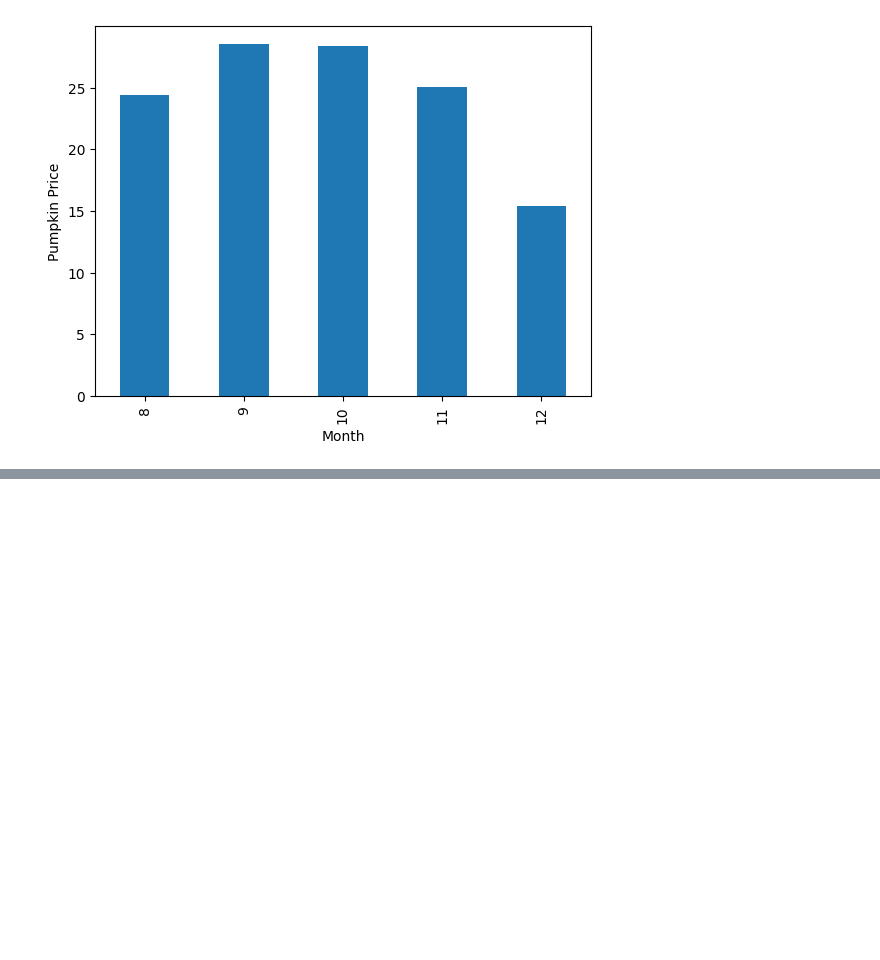
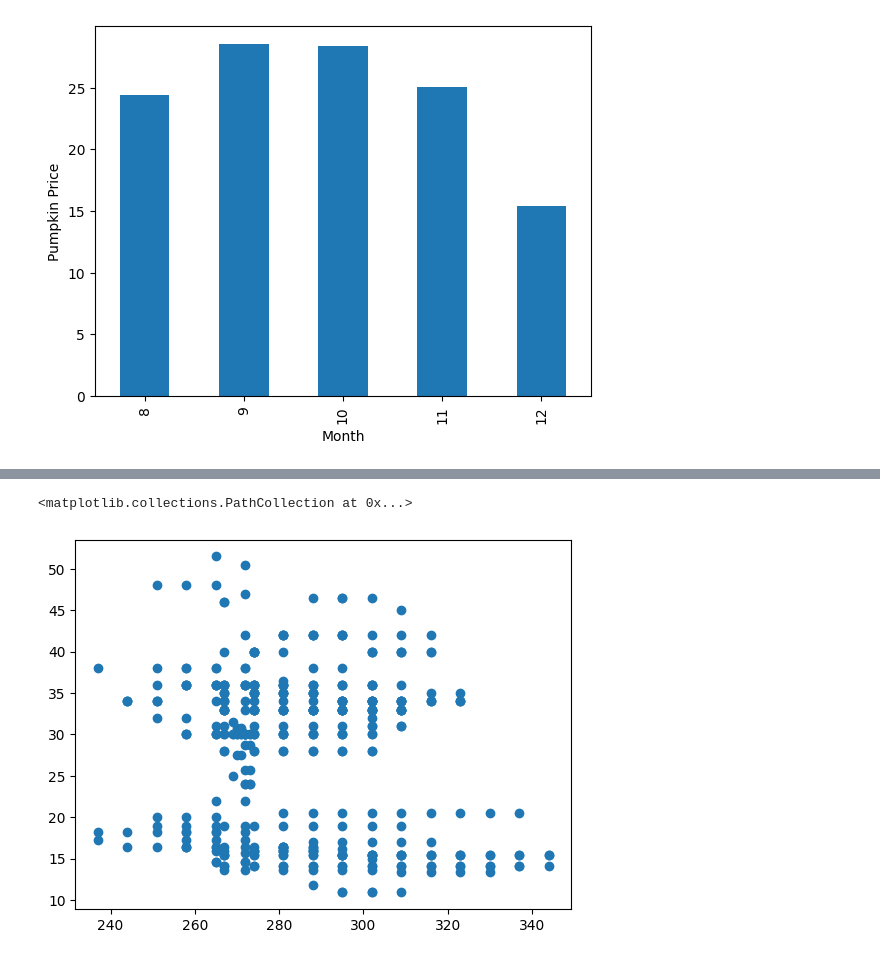
Before and after one commit to Hengameh001/Q-Which-month-are-pumpkins-the-cheapest-, a Jupyter notebook: pumpkins.ipynb, the cells around one changed output, grey strips where cells are left out. Drawn from its saved outputs; the diff is of its cells as text; code cells hidden in the pictures; blank space fills up the shorter version.

```diff
--- a/pumpkins.ipynb
+++ b/pumpkins.ipynb
@@ -111,0 +168,5 @@ Text(0, 0.5, 'Pumpkin Price')
+# %%
+plt.scatter('DayOfYear','Price',data=new_pumpkins)
+# %% [output]
+<matplotlib.collections.PathCollection at 0x...>
+[figure, added]
```
Also changed, not shown: parts of 3 cells of this notebook.
